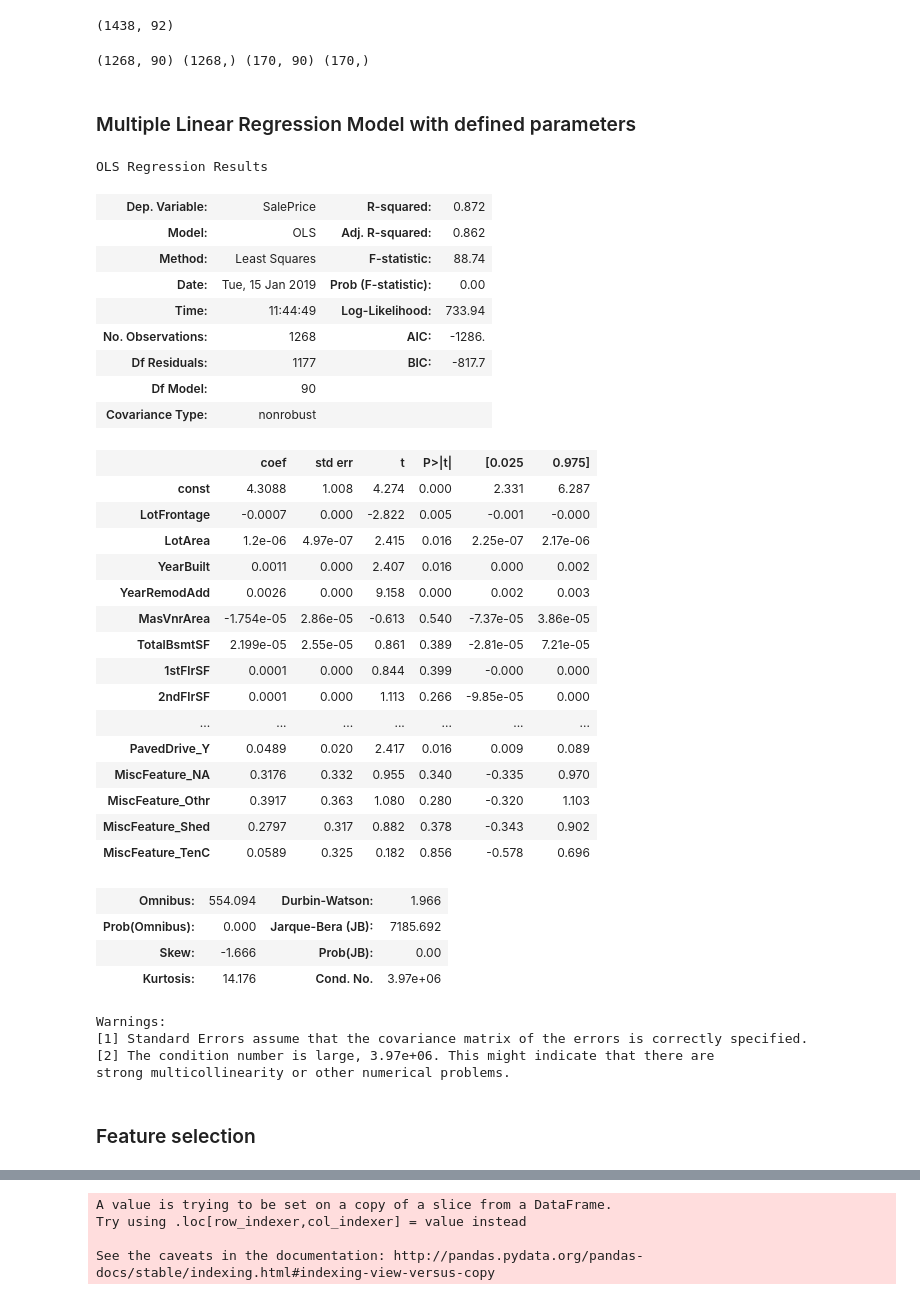
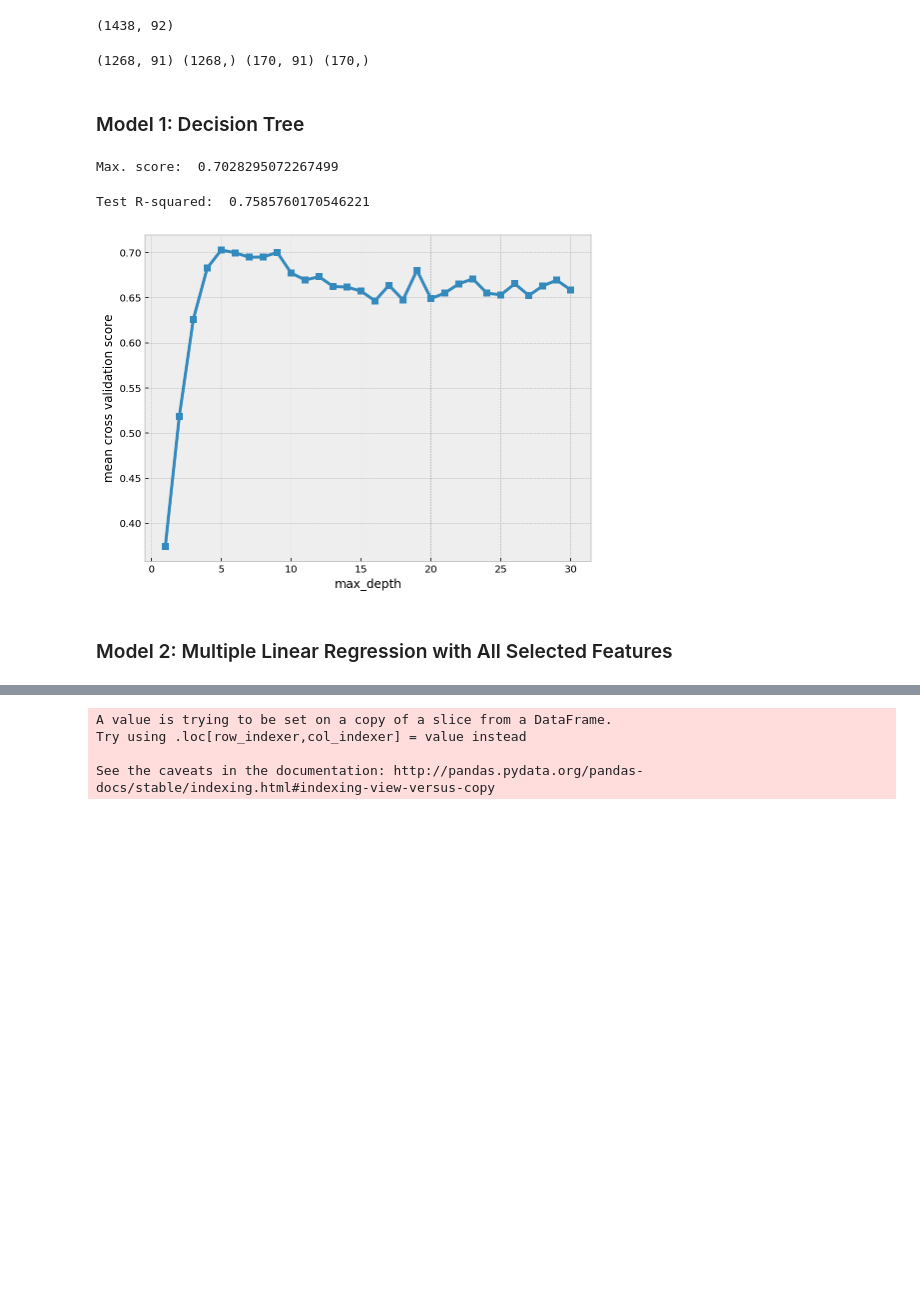
Before and after one commit to ppeyliang/ML-Ames-housing, a Jupyter notebook: project-03-starter.ipynb, the cells around one changed output, grey strips where cells are left out. Saved outputs shown, nothing was run; the diff lists cells and outputs as text; code cells hidden in the pictures; blank space fills up the shorter version.

```diff
--- a/project-03-starter.ipynb
+++ b/project-03-starter.ipynb
@@ -306,55 +308,41 @@ df_nr.shape
 (1438, 92)
 # %%
 # Create independent and dependent variables.
-X_train = df_nr.query('YrSold < 2010').drop(['YrSold', 'SalePrice'], axis=1)
-X_test = df_nr.query('YrSold >= 2010').drop(['YrSold', 'SalePrice'], axis=1)
+X_train = df_nr.query('YrSold < 2010').drop(['SalePrice'], axis=1)
+X_test = df_nr.query('YrSold >= 2010').drop(['SalePrice'], axis=1)
 y_train = np.log(df_nr.query('YrSold < 2010')['SalePrice'])
 y_test = np.log(df_nr.query('YrSold >= 2010')['SalePrice'])
 
 print(X_train.shape, y_train.shape, X_test.shape,  y_test.shape)
 # %% [output]
-(1268, 90) (1268,) (170, 90) (170,)
+(1268, 91) (1268,) (170, 91) (170,)
+# %% [markdown]
+### Model 1: Decision Tree
+# %%
+scores = []
+for i in range(1, 31):
+    tree = DecisionTreeRegressor(max_depth=i)
+    tree.fit(X_train, y_train)
+    score = cross_val_score(tree, X_train, y_train, cv=5)
+    scores.append(score.mean())
+i_max = np.argmax(scores) + 1
+print('Max. score: ', max(scores))
+# %% [output]
+Max. score:  0.7028295072267499
+# %%
+tree = DecisionTreeRegressor(max_depth=i_max)
+tree.fit(X_train, y_train)
+y_pred = tree.predict(X_test)
+print('Test R-squared: ', r2_score(y_test, y_pred))
+# %% [output]
+Test R-squared:  0.7585760170546221
+# %%
+plt.figure(figsize=(8,6))
+plt.plot(range(1,31), scores, lw=3, marker='s')
+plt.xlabel('max_depth')
+plt.ylabel('mean cross validation score')
+plt.show()
+# %% [output]
+[figure, added]
 # %% [markdown]
-### Multiple Linear Regression Model with defined parameters
+### Model 2: Multiple Linear Regression with All Selected Features
-# %%
-# Calculate p-value by statsmodels.
-X_train_ols = sm.add_constant(X_train)
-model = sm.OLS(y_train, X_train_ols).fit()
-model.summary()
-# %% [output]
-OLS Regression Results
-| Dep. Variable: | SalePrice | R-squared: | 0.872 |
-| Model: | OLS | Adj. R-squared: | 0.862 |
-| Method: | Least Squares | F-statistic: | 88.74 |
-| Date: | Tue, 15 Jan 2019 | Prob (F-statistic): | 0.00 |
-| Time: | 11:44:49 | Log-Likelihood: | 733.94 |
-| No. Observations: | 1268 | AIC: | -1286. |
-| Df Residuals: | 1177 | BIC: | -817.7 |
-| Df Model: | 90 |  |  |
-| Covariance Type: | nonrobust |  |  |
-|  | coef | std err | t | P>|t| | [0.025 | 0.975] |
-| const | 4.3088 | 1.008 | 4.274 | 0.000 | 2.331 | 6.287 |
-| LotFrontage | -0.0007 | 0.000 | -2.822 | 0.005 | -0.001 | -0.000 |
-| LotArea | 1.2e-06 | 4.97e-07 | 2.415 | 0.016 | 2.25e-07 | 2.17e-06 |
-| YearBuilt | 0.0011 | 0.000 | 2.407 | 0.016 | 0.000 | 0.002 |
-| YearRemodAdd | 0.0026 | 0.000 | 9.158 | 0.000 | 0.002 | 0.003 |
-| MasVnrArea | -1.754e-05 | 2.86e-05 | -0.613 | 0.540 | -7.37e-05 | 3.86e-05 |
-| TotalBsmtSF | 2.199e-05 | 2.55e-05 | 0.861 | 0.389 | -2.81e-05 | 7.21e-05 |
-| 1stFlrSF | 0.0001 | 0.000 | 0.844 | 0.399 | -0.000 | 0.000 |
-| 2ndFlrSF | 0.0001 | 0.000 | 1.113 | 0.266 | -9.85e-05 | 0.000 |
-| ... | ... | ... | ... | ... | ... | ... |
-| PavedDrive_Y | 0.0489 | 0.020 | 2.417 | 0.016 | 0.009 | 0.089 |
-| MiscFeature_NA | 0.3176 | 0.332 | 0.955 | 0.340 | -0.335 | 0.970 |
-| MiscFeature_Othr | 0.3917 | 0.363 | 1.080 | 0.280 | -0.320 | 1.103 |
-| MiscFeature_Shed | 0.2797 | 0.317 | 0.882 | 0.378 | -0.343 | 0.902 |
-| MiscFeature_TenC | 0.0589 | 0.325 | 0.182 | 0.856 | -0.578 | 0.696 |
-| Omnibus: | 554.094 | Durbin-Watson: | 1.966 |
-| Prob(Omnibus): | 0.000 | Jarque-Bera (JB): | 7185.692 |
-| Skew: | -1.666 | Prob(JB): | 0.00 |
-| Kurtosis: | 14.176 | Cond. No. | 3.97e+06 |
-Warnings:
-[1] Standard Errors assume that the covariance matrix of the errors is correctly specified.
-[2] The condition number is large, 3.97e+06. This might indicate that there are
-strong multicollinearity or other numerical problems.
-# %% [markdown]
-### Feature selection
```
Also changed, not shown: parts of 31 cells of this notebook.
